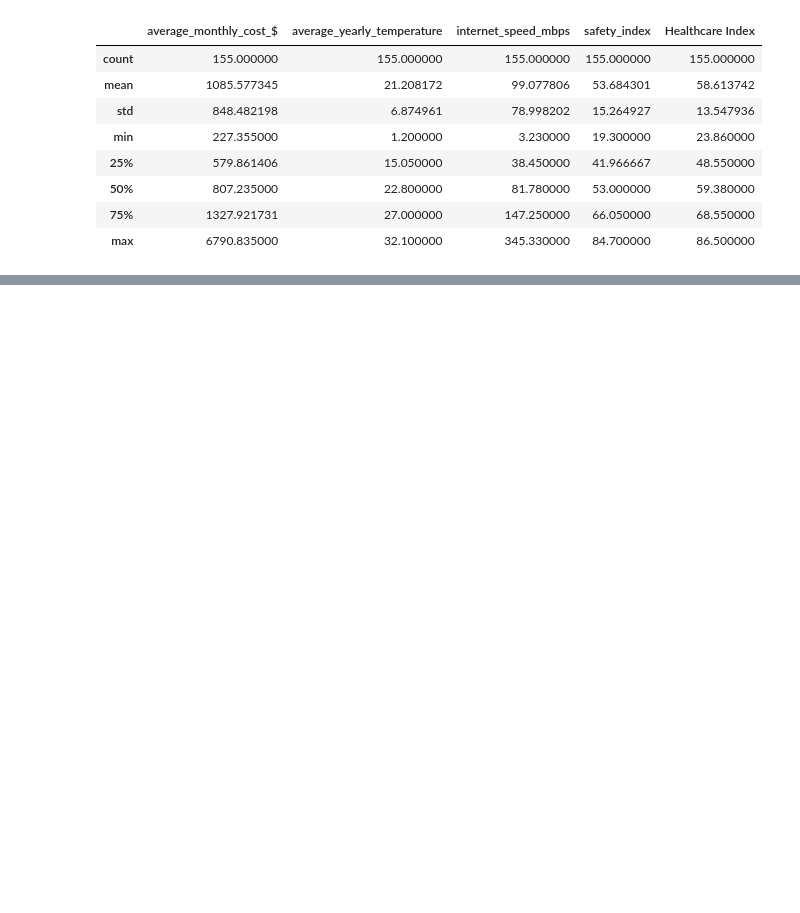
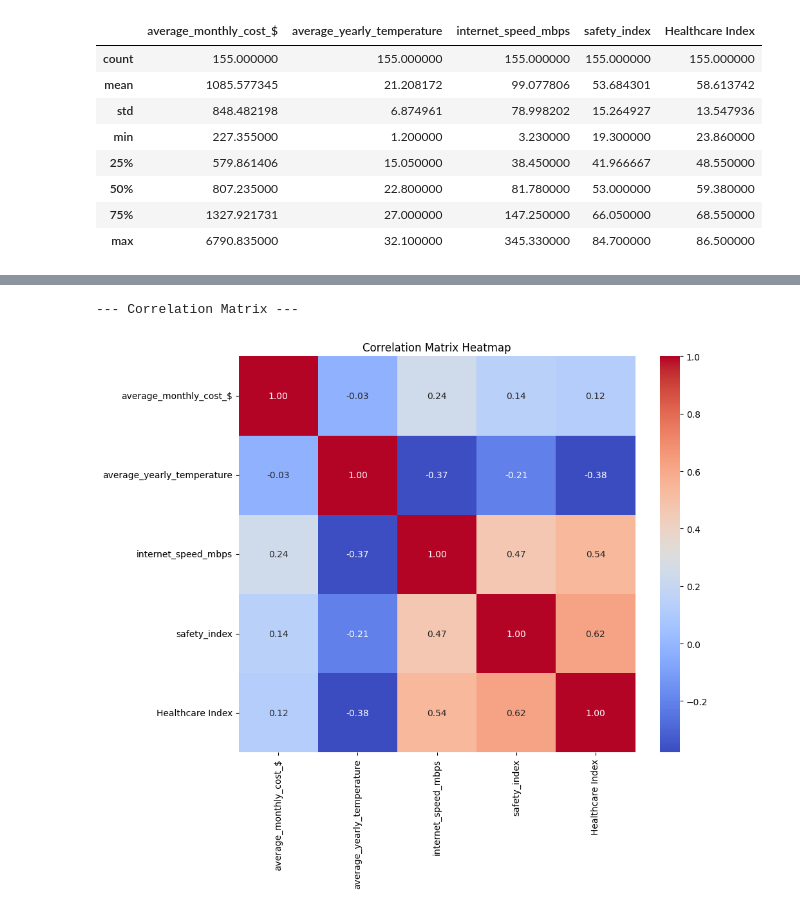
Before and after one commit to Brgtt07/project_ics, a Jupyter notebook: notebooks/exploration.ipynb, the cells around one changed output, grey strips where cells are left out. Cells and saved outputs as stored; diff of their text form; code cells hidden in the pictures; blank space fills up the shorter version.

```diff
--- a/notebooks/exploration.ipynb
+++ b/notebooks/exploration.ipynb
@@ -16,0 +27,4 @@ df.describe()
+# %%
+import pandas as pd
+df = pd.read_csv("../raw_data/merged_country_level/final_merged_dataset_with_knn.csv")
+df.describe()
@@ -16,0 +41,8 @@ df.describe()
+# %%
+# Define a DataFrame for numeric features
+df_numeric = df.select_dtypes(include=['float64', 'int64'])
+
+# Calculate median values
+median_values = df_numeric.median()
+print("\n--- Median Values ---")
+print(median_values)
@@ -16,0 +57,21 @@ df.describe()
+# %%
+
+# Additional exploration: Show correlations between numerical columns
+correlation_matrix = df_numeric.corr()
+print("\n--- Correlation Matrix ---")
+correlation_matrix
+
+# Visualize the correlation matrix using a heatmap (if matplotlib is available)
+try:
+    import matplotlib.pyplot as plt
+    import seaborn as sns
+
+    plt.figure(figsize=(10, 8))
+    sns.heatmap(correlation_matrix, annot=True, fmt=".2f", cmap='coolwarm', square=True)
+    plt.title("Correlation Matrix Heatmap")
+    plt.show()
+except ImportError:
+    print("Matplotlib or Seaborn not available for visualization.")
+# %% [output]
+--- Correlation Matrix ---
+[figure, added]
```
Also changed, not shown: parts of 5 cells of this notebook, 5 other files.
